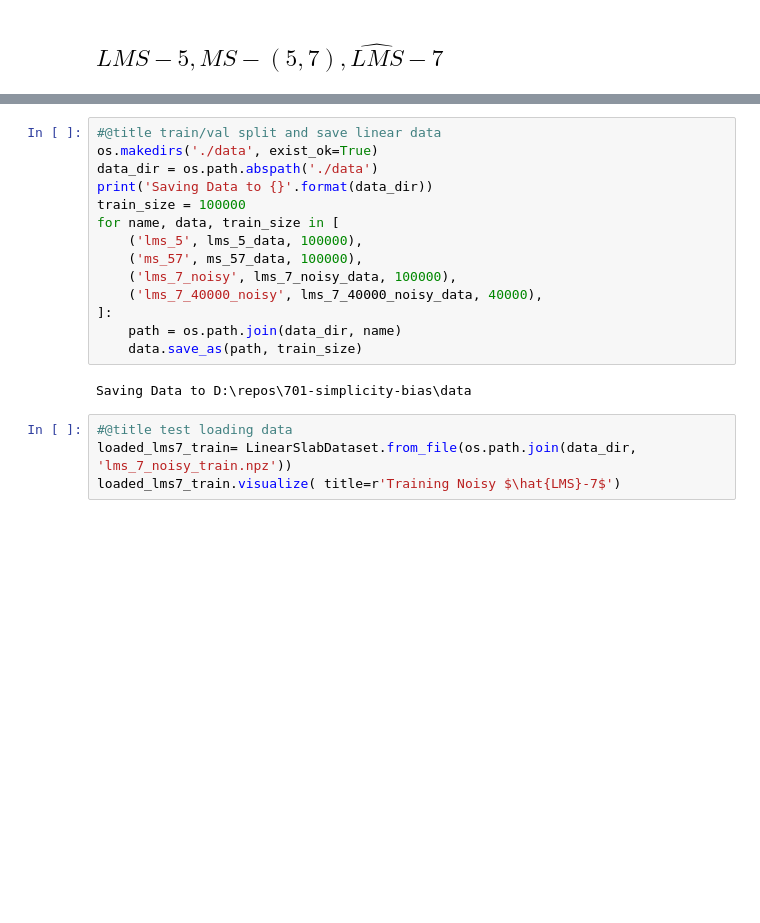
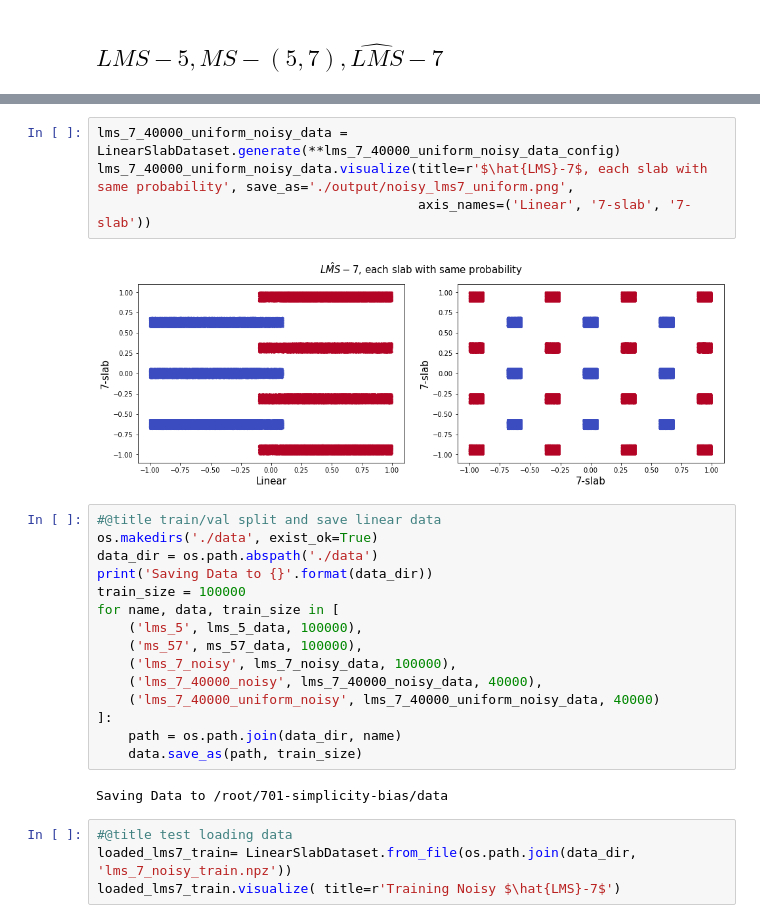
Before and after one commit to tianwen-fu/701-simplicity-bias, a Jupyter notebook: notebooks/prepare_data.ipynb, the cells around one changed output, grey strips where cells are left out. Cells and saved outputs as stored; diff of their text form; blank space fills up the shorter version.

```diff
--- a/notebooks/prepare_data.ipynb
+++ b/notebooks/prepare_data.ipynb
@@ -57,3 +67,9 @@ lms_7_40000_noisy_data.visualize()
+# %%
+lms_7_40000_uniform_noisy_data = LinearSlabDataset.generate(**lms_7_40000_uniform_noisy_data_config)
+lms_7_40000_uniform_noisy_data.visualize(title=r'$\hat{LMS}-7$, each slab with same probability', save_as='./output/noisy_lms7_uniform.png',
+                                         axis_names=('Linear', '7-slab', '7-slab'))
+# %% [output]
+[figure, added]
 # %%
 #@title train/val split and save linear data
 os.makedirs('./data', exist_ok=True)
@@ -65,11 +81,12 @@ for name, data, train_size in [
     ('ms_57', ms_57_data, 100000),
     ('lms_7_noisy', lms_7_noisy_data, 100000),
     ('lms_7_40000_noisy', lms_7_40000_noisy_data, 40000),
+    ('lms_7_40000_uniform_noisy', lms_7_40000_uniform_noisy_data, 40000)
 ]:
     path = os.path.join(data_dir, name)
     data.save_as(path, train_size)
 # %% [output]
-Saving Data to D:\repos\701-simplicity-bias\data
+Saving Data to /root/701-simplicity-bias/data
 # %%
 #@title test loading data
 loaded_lms7_train= LinearSlabDataset.from_file(os.path.join(data_dir, 'lms_7_noisy_train.npz'))
```
Also changed, not shown: parts of 5 cells of this notebook, 3 other files.
